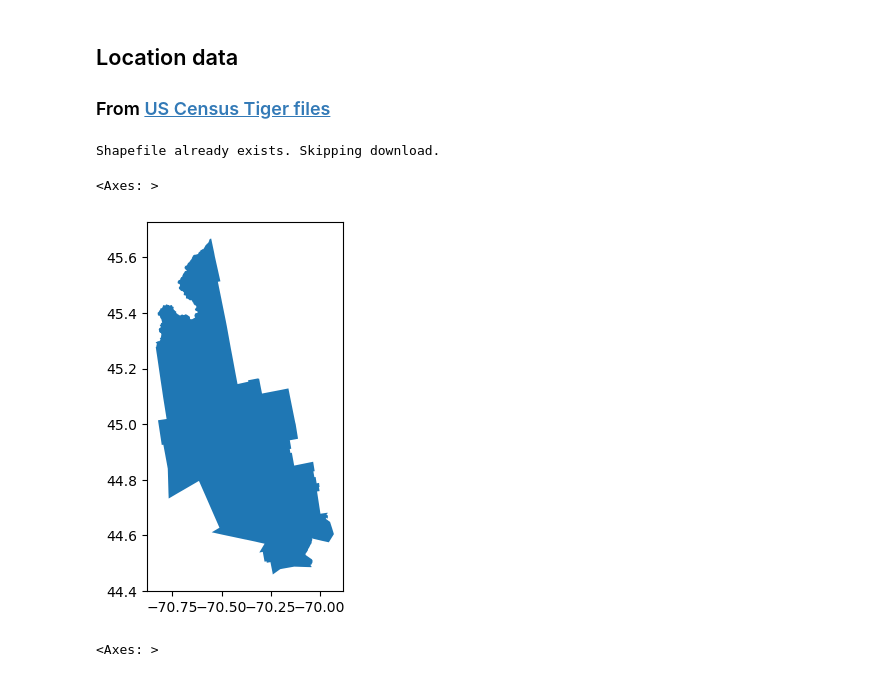
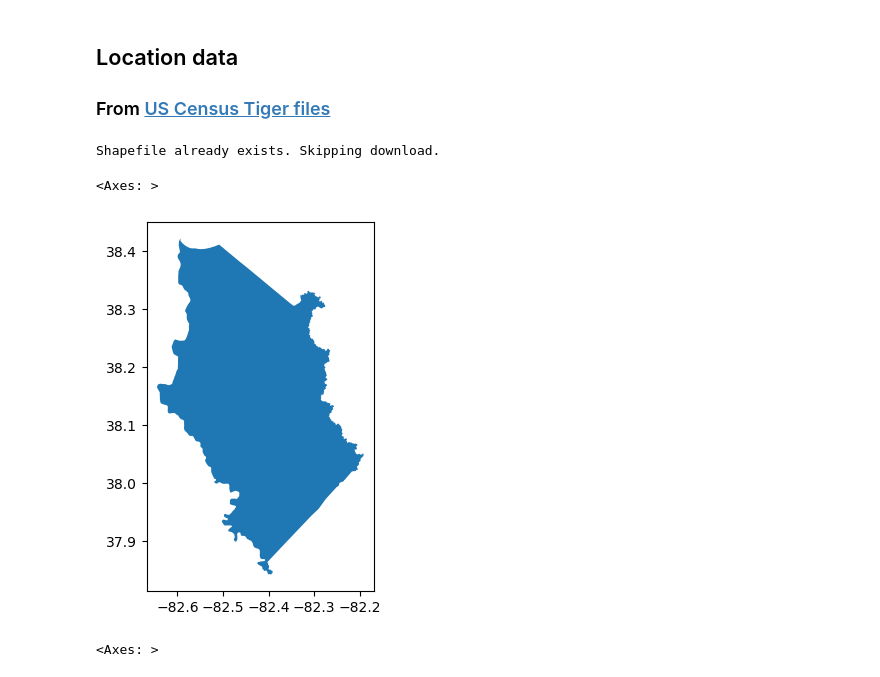
Before and after one commit to earthlab-education/habitat-suitability-BioNCphilic, a Jupyter notebook: climate.ipynb, the cells around one changed output. Cells and saved outputs as stored; diff of their text form; code cells hidden in the pictures.

```diff
--- a/climate.ipynb
+++ b/climate.ipynb
@@ -252,36 +252,36 @@ if not os.path.exists(shapefile_path):
 
         # Extract the shapefile
         with open(zip_filepath, "wb") as f:
             f.write(response.content)
         # Extract the shapefile to the specified directory
         with zipfile.ZipFile(zip_filepath, "r") as zip_ref:
             zip_ref.extractall(data_dir) #extract to the data_dir
 
         print("Shapefile downloaded and extracted")
 
     except requests.exceptions.RequestException as e:
         print(f"Error downloading shapefile: {e}")
     except zipfile.BadZipFile as e:
         print(f"Error extracting zip file: {e}")
     except Exception as e:
         print(f"An unexpected error occurred: {e}")
 
 else:
     print("Shapefile already exists. Skipping download.")
 
 # Load the shapefile into a GeoDataFrame
 county_data = gpd.read_file(shapefile_path)
 
 # Filter for a specific counties
-franklin_county = county_data[(county_data['STATEFP'] == '23') & (county_data['COUNTYFP'] == '007')]
+wayne_county = county_data[(county_data['STATEFP'] == '54') & (county_data['COUNTYFP'] == '099')]
 jackson_county = county_data[(county_data['STATEFP'] == '37') & (county_data['COUNTYFP'] == '099')]
 
 # Plot the shapefile
-franklin_county.plot()
+wayne_county.plot()
 # %% [output]
 Shapefile already exists. Skipping download.
 <Axes: >
-[figure, old version]
+[figure, new version]
 # %%
 jackson_county.plot()
 # %% [output]
```
Also changed, not shown: parts of 5 cells of this notebook.
